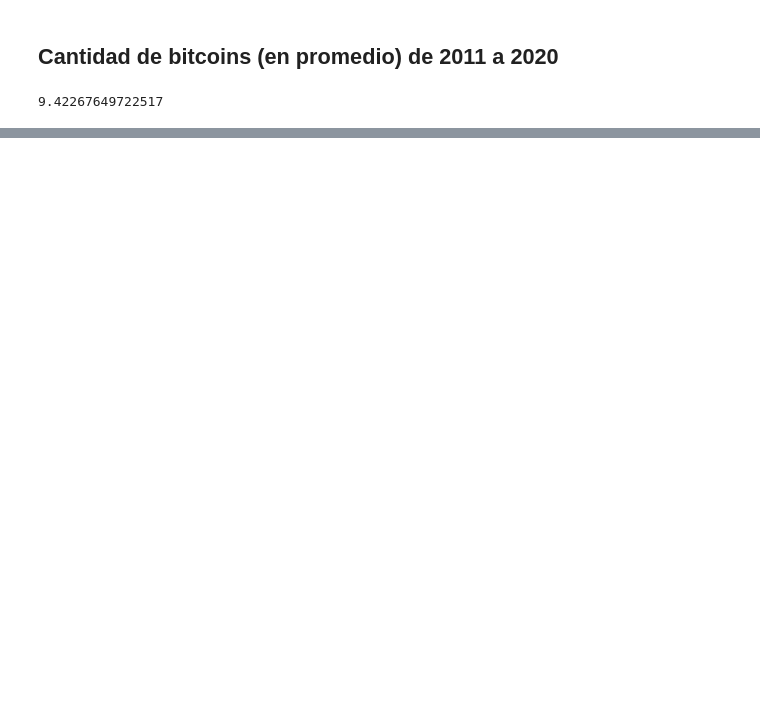
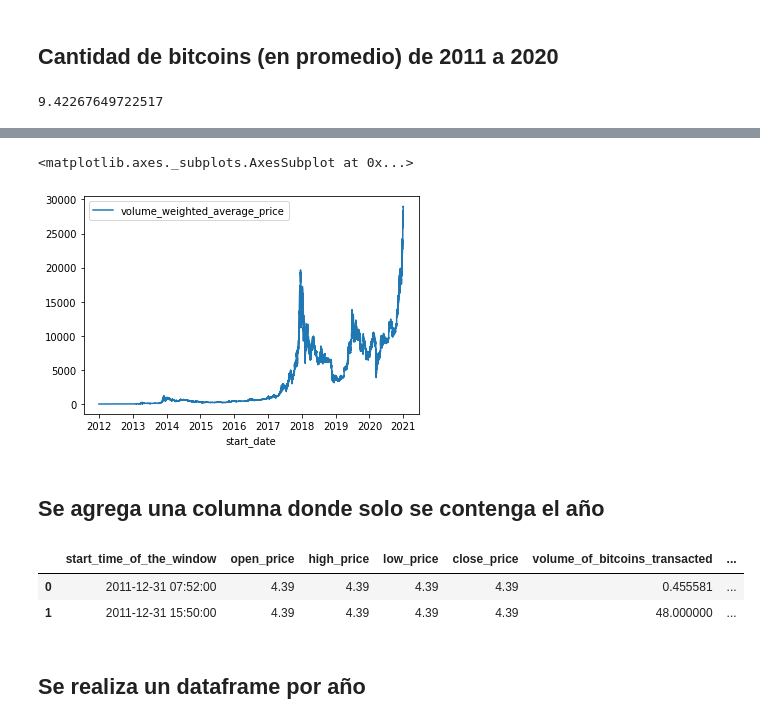
Before and after one commit to IsauraRs/BEDU_Equipo1, a Jupyter notebook: ProyectoPython/ProyectoEquipo1.ipynb, the cells around one changed output, grey strips where cells are left out. Saved outputs shown, nothing was run; the diff lists cells and outputs as text; code cells hidden in the pictures; blank space fills up the shorter version.

```diff
--- a/ProyectoPython/ProyectoEquipo1.ipynb
+++ b/ProyectoPython/ProyectoEquipo1.ipynb
@@ -409,0 +292,7 @@ KeyError: ignored
+# %%
+bitcoin_csv.plot(x = "start_date", y = "volume_weighted_average_price")
+# %% [output]
+<matplotlib.axes._subplots.AxesSubplot at 0x...>
+[figure, added]
+# %% [markdown]
+## Se agrega una columna donde solo se contenga el año
@@ -409,0 +301,8 @@ KeyError: ignored
+# %%
+bitcoin_csv.head(2)
+# %% [output]
+|  | start_time_of_the_window | open_price | high_price | low_price | close_price | volume_of_bitcoins_transacted | ... |
+| 0 | 2011-12-31 07:52:00 | 4.39 | 4.39 | 4.39 | 4.39 | 0.455581 | ... |
+| 1 | 2011-12-31 15:50:00 | 4.39 | 4.39 | 4.39 | 4.39 | 48.000000 | ... |
+# %% [markdown]
+## Se realiza un dataframe por año
```
Also changed, not shown: parts of 56 cells of this notebook.
